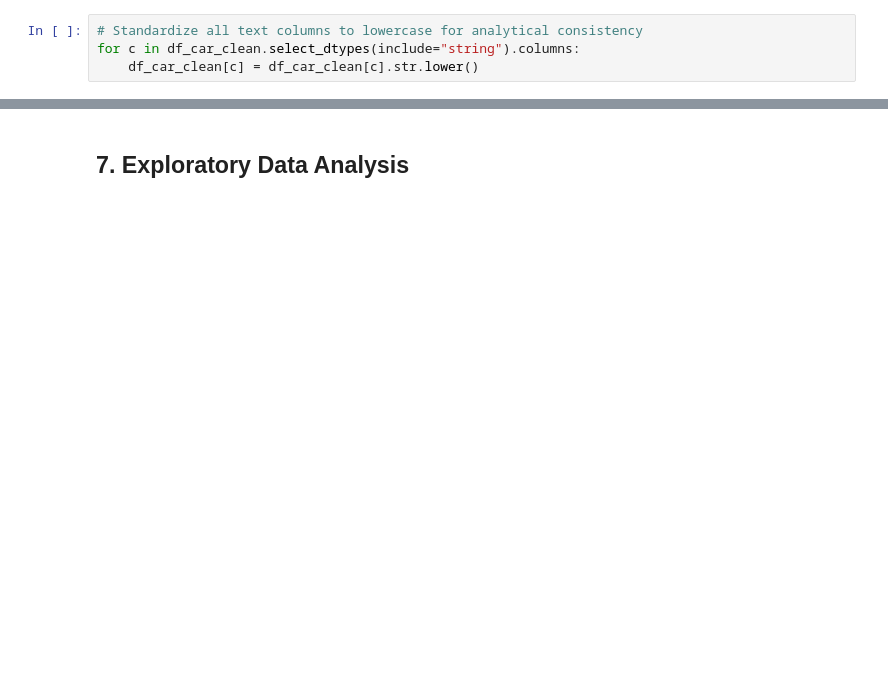
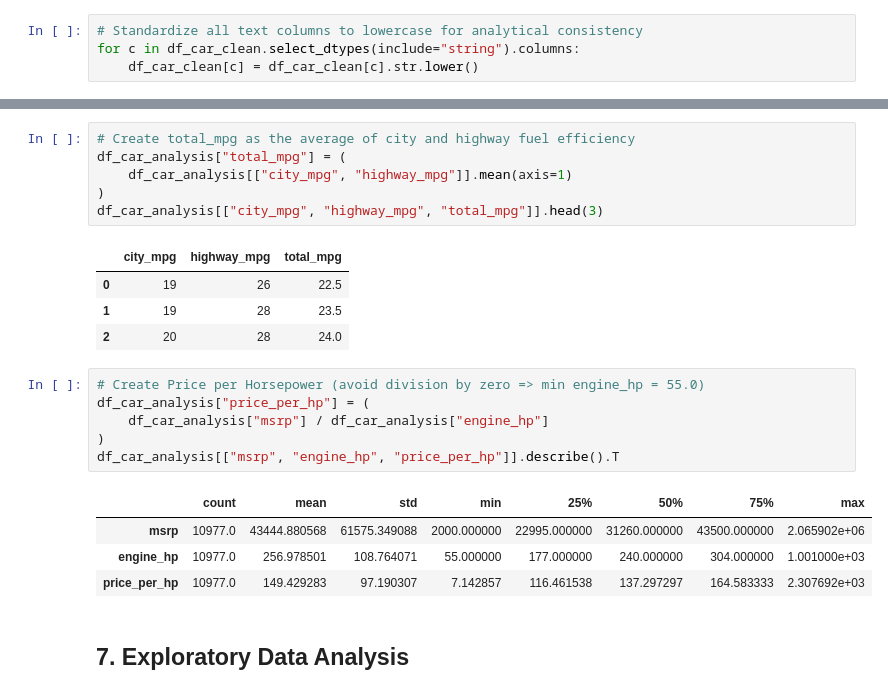
Before and after one commit to t-jor/car-market-analysis, a Jupyter notebook: notebooks/car_market_analysis.ipynb, the cells around one changed output, grey strips where cells are left out. Cells and saved outputs as stored; diff of their text form; blank space fills up the shorter version.

```diff
--- a/notebooks/car_market_analysis.ipynb
+++ b/notebooks/car_market_analysis.ipynb
@@ -642,2 +732,24 @@ df_car_clean.head()
+# %%
+# Create total_mpg as the average of city and highway fuel efficiency
+df_car_analysis["total_mpg"] = (
+    df_car_analysis[["city_mpg", "highway_mpg"]].mean(axis=1)
+)
+df_car_analysis[["city_mpg", "highway_mpg", "total_mpg"]].head(3)
+# %% [output]
+|  | city_mpg | highway_mpg | total_mpg |
+| 0 | 19 | 26 | 22.5 |
+| 1 | 19 | 28 | 23.5 |
+| 2 | 20 | 28 | 24.0 |
+# %%
+# Create Price per Horsepower (avoid division by zero => min engine_hp = 55.0)
+df_car_analysis["price_per_hp"] = (
+    df_car_analysis["msrp"] / df_car_analysis["engine_hp"]
+)
+df_car_analysis[["msrp", "engine_hp", "price_per_hp"]].describe().T
+# %% [output]
+|  | count | mean | std | min | 25% | 50% | 75% | max |
+| msrp | 10977.0 | 43444.880568 | 61575.349088 | 2000.000000 | 22995.000000 | 31260.000000 | 43500.000000 | 2.065902e+06 |
+| engine_hp | 10977.0 | 256.978501 | 108.764071 | 55.000000 | 177.000000 | 240.000000 | 304.000000 | 1.001000e+03 |
+| price_per_hp | 10977.0 | 149.429283 | 97.190307 | 7.142857 | 116.461538 | 137.297297 | 164.583333 | 2.307692e+03 |
 # %% [markdown]
 ## **7. Exploratory Data Analysis**
```
Also changed, not shown: parts of 16 cells of this notebook.
